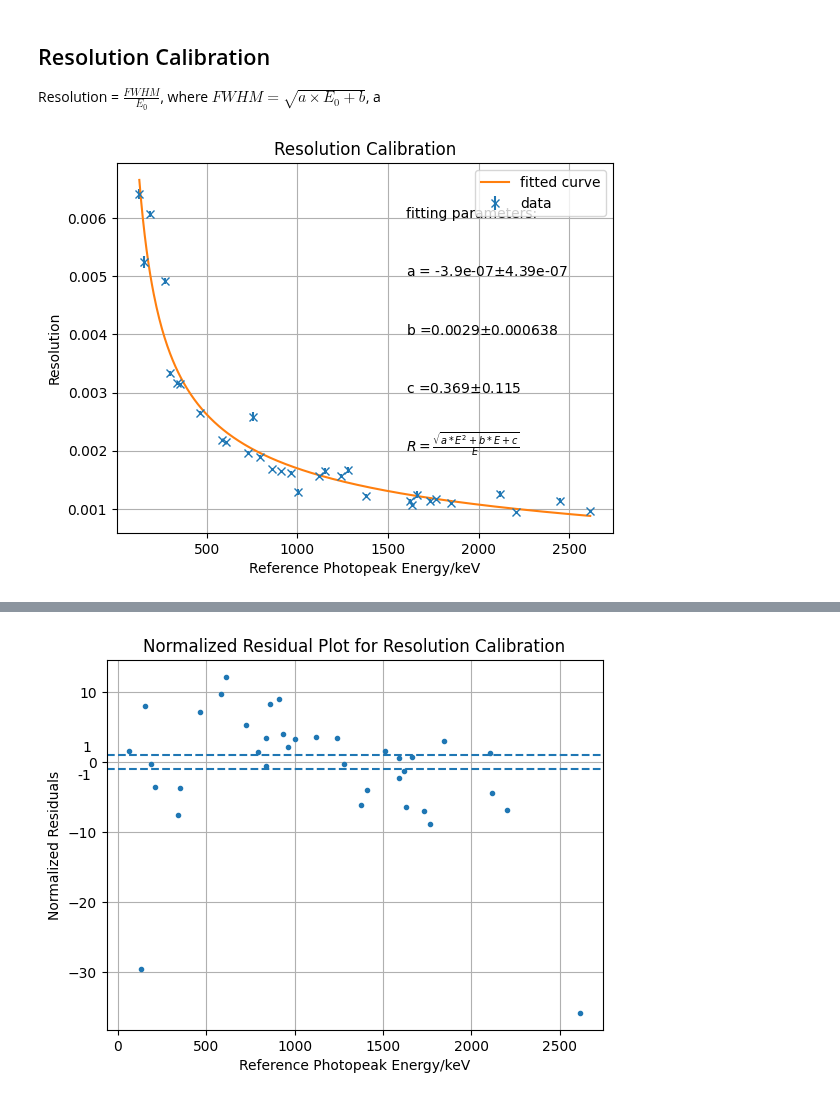
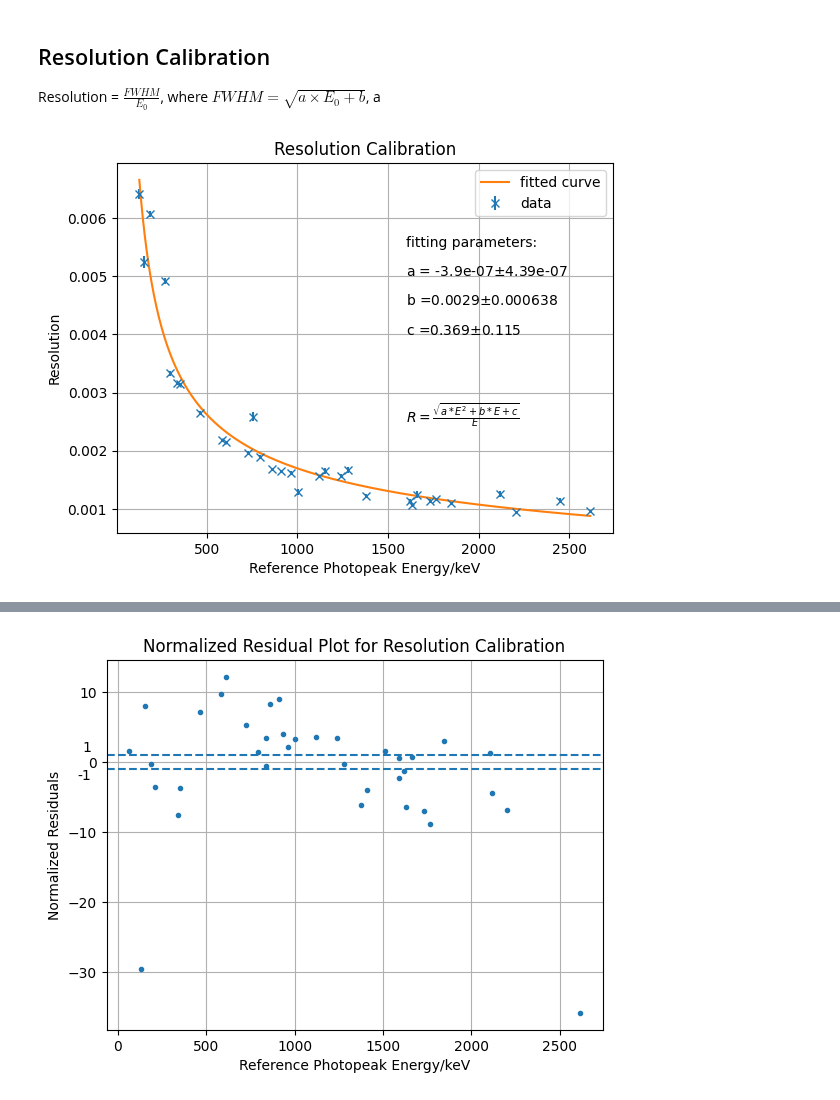
Before and after one commit to ngcnpeter/HPGe_lab_y3, a Jupyter notebook: spectal_analysis.ipynb, the cells around one changed output, grey strips where cells are left out. Drawn from its saved outputs; the diff is of its cells as text; code cells hidden in the pictures.

```diff
--- a/spectal_analysis.ipynb
+++ b/spectal_analysis.ipynb
@@ -356,35 +356,35 @@ def res_fit(peak_energy,a,b):
 def res_fit_2(peak_energy,a,b,c):
     '''This function is used for fitting resolution as a function of energy
        res = np.sqrt(a*energy+b)/energy
        Input:  peak_energy - reference photopeak energy
                a,b         - parameters for the above formula
        Output: resolution
        '''
     return np.sqrt(a*peak_energy**2+b*peak_energy+c)/peak_energy
 
 y_fwhm2 = df_new['FWHM']*df_new['FWHM']
 p_fwhm2,cov_fwhm2 = np.polyfit(x,y_fwhm2, 2,cov = True)
 
 x_res = df_new['nndc_peak_energy']
 y_res = df_new['Resolution']
 y_res_err = df_new['Resolution_err']
 res_par, res_cov = curve_fit(res_fit_2,x_res,y_res, p0 = [0.00001,0.00055, 1.8])
 res_fit_err = np.sqrt(np.diag(res_cov))
 x_plot = np.linspace(min(x_res),max(x_res),500)
 
 plt.figure()
 plt.title('Resolution Calibration')
 plt.errorbar(x_res,y_res,yerr = y_res_err,fmt = 'x',label = 'data')
 plt.plot(x_plot,res_fit_2(x_plot,*res_par), label = 'fitted curve')
 plt.ylabel('Resolution')
 plt.xlabel('Reference Photopeak Energy/keV')
 plt.legend()
-plt.text(1600,0.006,f'fitting parameters:')
+plt.text(1600,0.0055,f'fitting parameters:')
 plt.text(1600,0.005,f'a = {res_par[0]:.3g}' + r'$\pm$'+ f'{res_fit_err[0]:.3g}')
-plt.text(1600,0.004,f'b ={res_par[1]:.3g}' + r'$\pm$'+ f'{res_fit_err[1]:.3g}')
-plt.text(1600,0.003,f'c ={res_par[2]:.3g}' + r'$\pm$'+ f'{res_fit_err[2]:.3g}')
-plt.text(1600,0.002,r'$R = \frac{\sqrt{a * E^2+b*E+c}}{E}$')
+plt.text(1600,0.0045,f'b ={res_par[1]:.3g}' + r'$\pm$'+ f'{res_fit_err[1]:.3g}')
+plt.text(1600,0.004,f'c ={res_par[2]:.3g}' + r'$\pm$'+ f'{res_fit_err[2]:.3g}')
+plt.text(1600,0.0025,r'$R = \frac{\sqrt{a * E^2+b*E+c}}{E}$')
 plt.grid()
 #plt.savefig('res_calibration.pdf')
 # %% [output]
-[figure, old version]
+[figure, new version]
```
Also changed, not shown: parts of 2 cells of this notebook.
